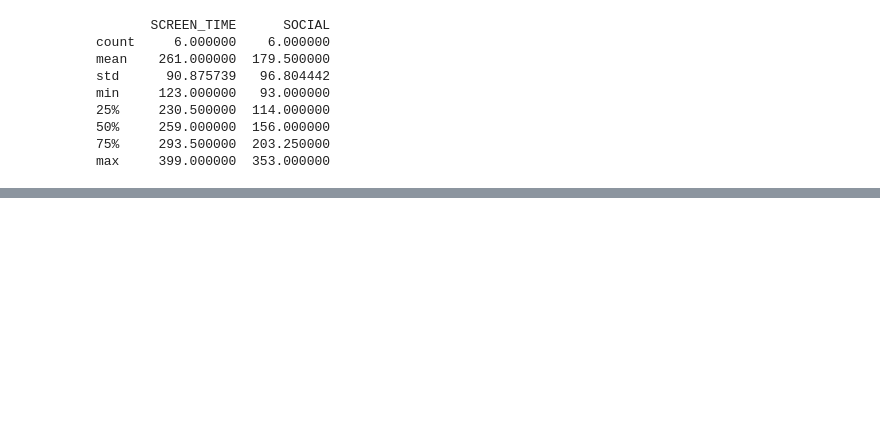
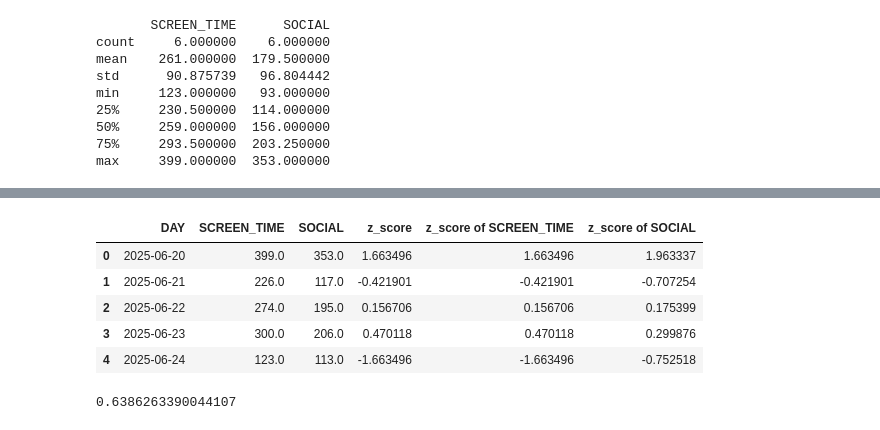
Before and after one commit to Bancie/LearningDB, a Jupyter notebook: da/da_test.ipynb, the cells around one changed output, grey strips where cells are left out. Cells and saved outputs as stored; diff of their text form; code cells hidden in the pictures; blank space fills up the shorter version.

```diff
--- a/da/da_test.ipynb
+++ b/da/da_test.ipynb
@@ -152,0 +169,19 @@ plt.show
+# %%
+from scipy.stats import zscore
+
+ps['z_score of SCREEN_TIME'] = zscore(ps['SCREEN_TIME'])
+ps['z_score of SOCIAL'] = zscore(ps['SOCIAL'])
+
+ps.head()
+# %% [output]
+|  | DAY | SCREEN_TIME | SOCIAL | z_score | z_score of SCREEN_TIME | z_score of SOCIAL |
+| 0 | 2025-06-20 | 399.0 | 353.0 | 1.663496 | 1.663496 | 1.963337 |
+| 1 | 2025-06-21 | 226.0 | 117.0 | -0.421901 | -0.421901 | -0.707254 |
+| 2 | 2025-06-22 | 274.0 | 195.0 | 0.156706 | 0.156706 | 0.175399 |
+| 3 | 2025-06-23 | 300.0 | 206.0 | 0.470118 | 0.470118 | 0.299876 |
+| 4 | 2025-06-24 | 123.0 | 113.0 | -1.663496 | -1.663496 | -0.752518 |
+# %%
+z = 1.6634959668526281
+print(1-(1/(z*z)))
+# %% [output]
+0.6386263390044107
```
Also changed, not shown: parts of 5 cells of this notebook, 2 other files.
